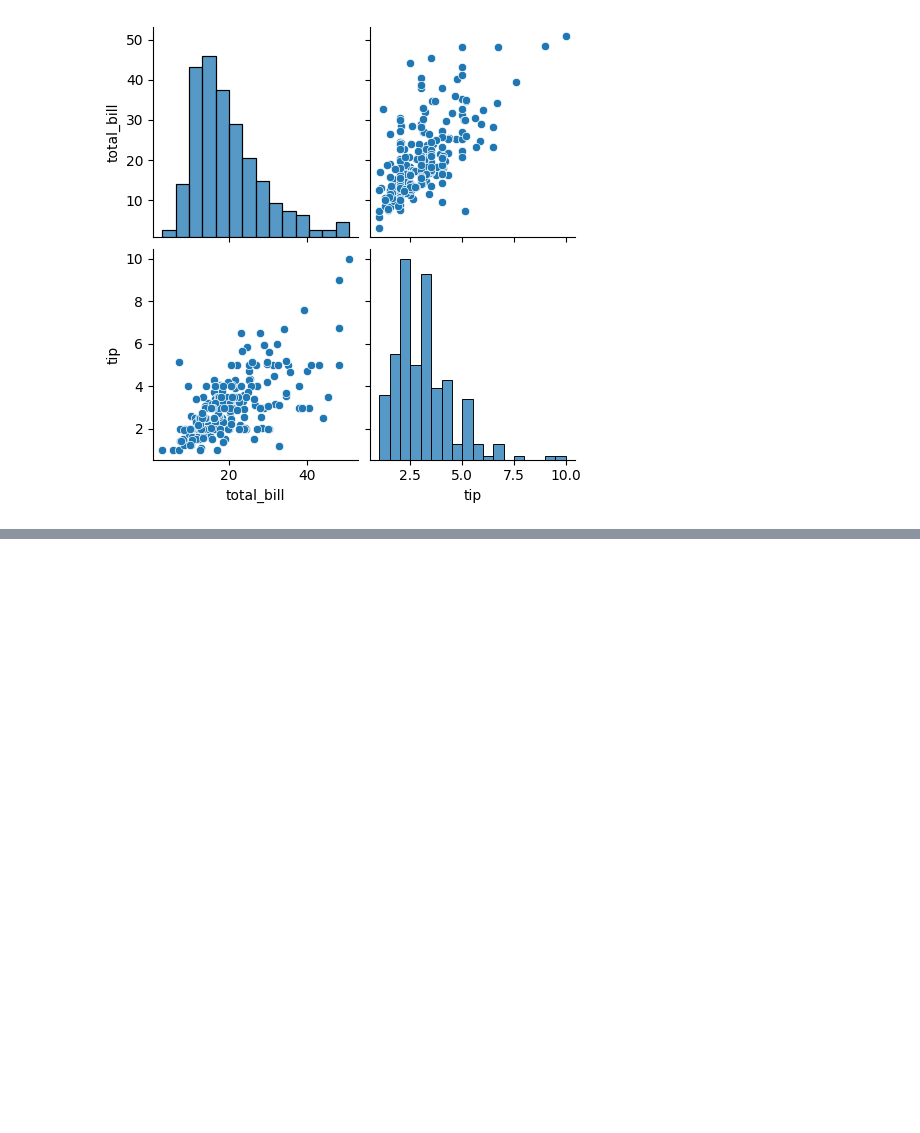
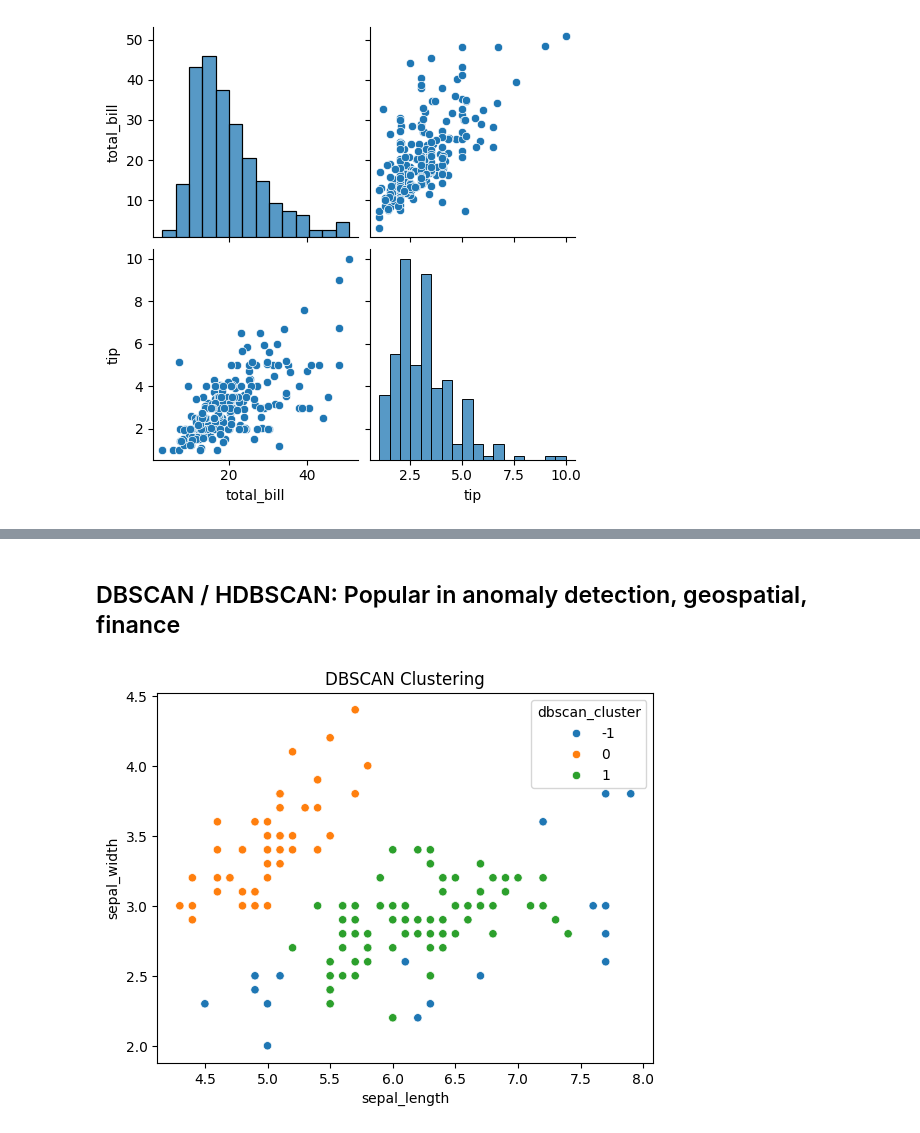
Before and after one commit to Amehroke/DataScienceCodingReview, a Jupyter notebook: Note.ipynb, the cells around one changed output, grey strips where cells are left out. Drawn from its saved outputs; the diff is of its cells as text; code cells hidden in the pictures; blank space fills up the shorter version.

```diff
--- a/Note.ipynb
+++ b/Note.ipynb
@@ -442,0 +474,20 @@ sns.pairplot(df[['total_bill', 'tip']])
+# %% [markdown]
+## DBSCAN / HDBSCAN: Popular in anomaly detection, geospatial, finance
+# %%
+from sklearn.cluster import DBSCAN
+
+
+# Load and prepare data
+df = sns.load_dataset('iris')
+X = df.drop(columns=['species'])
+
+# Apply DBSCAN
+dbscan = DBSCAN(eps=0.5, min_samples=5)
+df['dbscan_cluster'] = dbscan.fit_predict(X)
+
+# Visualize
+sns.scatterplot(x=X.iloc[:, 0], y=X.iloc[:, 1], hue=df['dbscan_cluster'], palette='tab10')
+plt.title('DBSCAN Clustering')
+plt.show()
+# %% [output]
+[figure, added]
```
Also changed, not shown: parts of 7 cells of this notebook.
